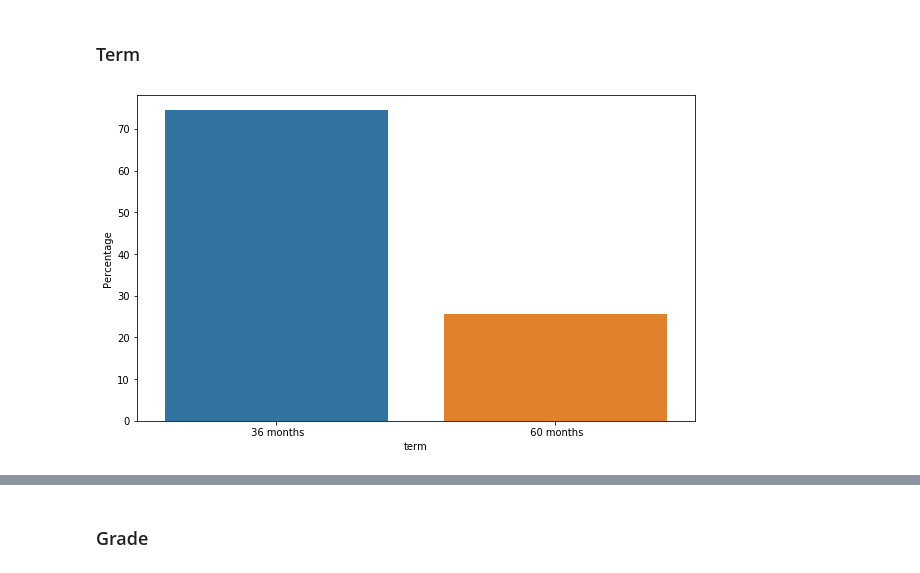
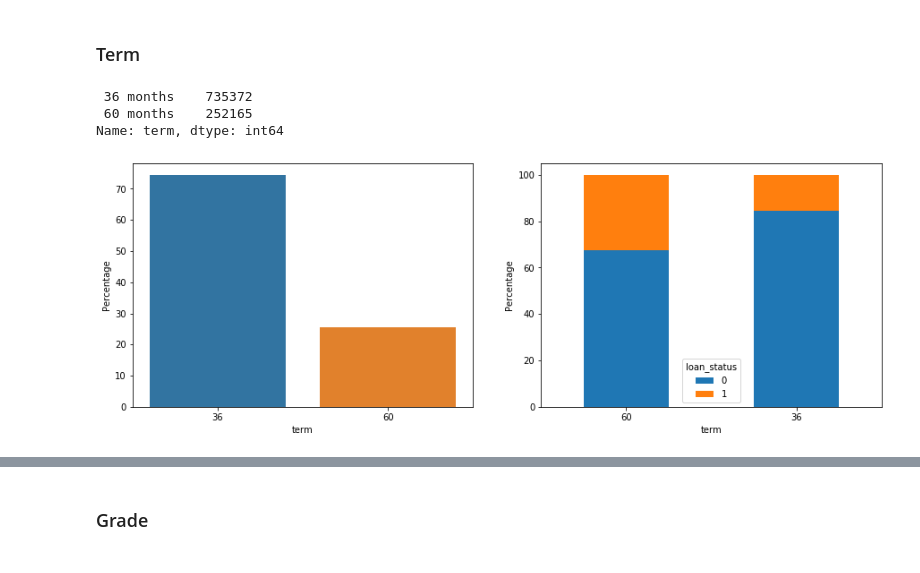
Before and after one commit to khagenA/Lending-club-data, a Jupyter notebook: lending-club-loan-data-processing.ipynb, the cells around one changed output, grey strips where cells are left out. Drawn from its saved outputs; the diff is of its cells as text; code cells hidden in the pictures.

```diff
--- a/lending-club-loan-data-processing.ipynb
+++ b/lending-club-loan-data-processing.ipynb
@@ -137,3 +216,5 @@ df.shape
+# %%
+df = df.drop(features_not_available,axis=1)
 # %%
 # Fraction of samples with matimum missing value
 frac_nan = df.isna().sum().max()/len(df)
@@ -177,7 +260,7 @@ dtype: int64
 # %%
-drop_list_many_catagories = list(df_object.nunique()[(df_object.nunique()>CV_MAX) | (df_object.nunique() == 1)].index)
+drop_list_not_relevent = list(df_object.nunique()[(df_object.nunique()>CV_MAX) | (df_object.nunique() == 1)].index)
 # %%
-df.drop(labels=drop_list_many_catagories,axis=1,inplace=True)
+df.drop(labels=drop_list_not_relevent,axis=1,inplace=True)
 # %%
 df.select_dtypes(['object']).nunique()
 # %% [output]
@@ -196,7 +279,15 @@ dtype: int64
 ## Let's investigate the categorical variables
 # %% [markdown]
 ### Term
+# %%
+df['term'].value_counts()
+# %% [output]
+ 36 months    735372
+ 60 months    252165
+Name: term, dtype: int64
+# %%
+df['term']=df['term'].apply(lambda tm: np.int8(tm.split()[0]) if type(tm) == str else np.nan)
 # %%
-view_cat_plot(df,'term')
+view_cat_target_plot(df,'term')
 # %% [output]
-[figure, old version]
+[figure, new version]
```
Also changed, not shown: parts of 73 cells of this notebook.
